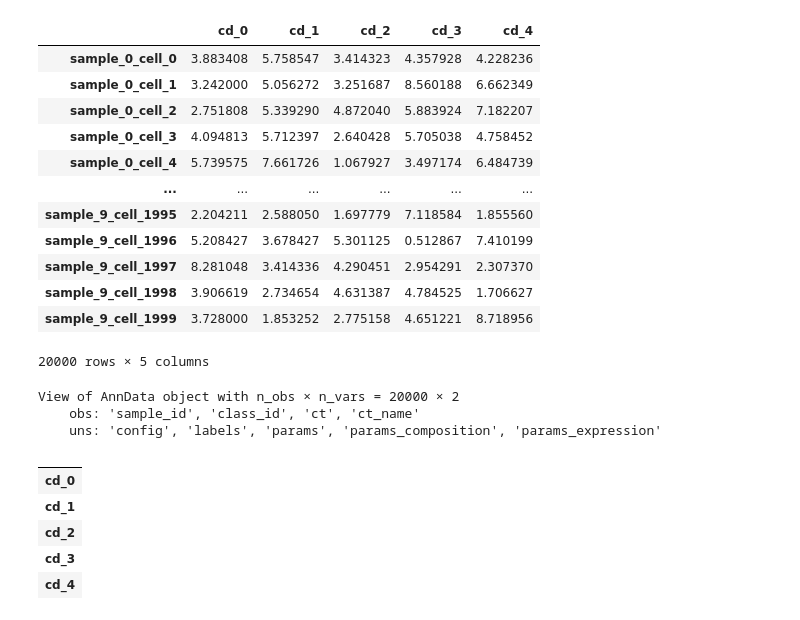
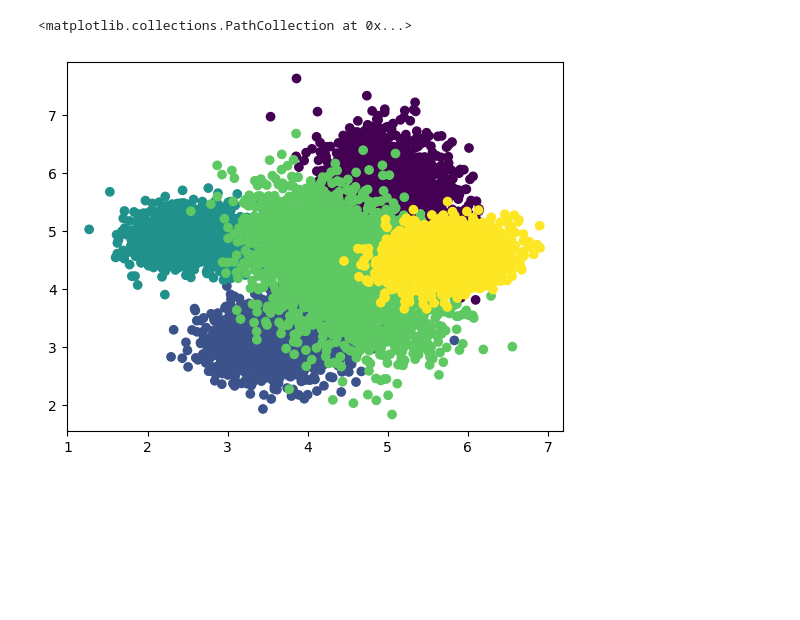
Before and after one commit to bckrlab/cytodatagen, a Jupyter notebook: notebooks/demo.ipynb, the cells around one changed output. Saved outputs shown, nothing was run; the diff lists cells and outputs as text; code cells hidden in the pictures; blank space fills up the shorter version.

```diff
--- a/notebooks/demo.ipynb
+++ b/notebooks/demo.ipynb
@@ -100,31 +24,8 @@ def plot_s(adata: ad.AnnData, *, x=None, y=None):
-# %%
-adatas[0].to_df()
-# %% [output]
-|  | cd_0 | cd_1 | cd_2 | cd_3 | cd_4 |
-| sample_0_cell_0 | 3.883408 | 5.758547 | 3.414323 | 4.357928 | 4.228236 |
-| sample_0_cell_1 | 3.242000 | 5.056272 | 3.251687 | 8.560188 | 6.662349 |
-| sample_0_cell_2 | 2.751808 | 5.339290 | 4.872040 | 5.883924 | 7.182207 |
-| sample_0_cell_3 | 4.094813 | 5.712397 | 2.640428 | 5.705038 | 4.758452 |
-| sample_0_cell_4 | 5.739575 | 7.661726 | 1.067927 | 3.497174 | 6.484739 |
-| ... | ... | ... | ... | ... | ... |
-| sample_9_cell_1995 | 2.204211 | 2.588050 | 1.697779 | 7.118584 | 1.855560 |
-| sample_9_cell_1996 | 5.208427 | 3.678427 | 5.301125 | 0.512867 | 7.410199 |
-| sample_9_cell_1997 | 8.281048 | 3.414336 | 4.290451 | 2.954291 | 2.307370 |
-| sample_9_cell_1998 | 3.906619 | 2.734654 | 4.631387 | 4.784525 | 1.706627 |
-| sample_9_cell_1999 | 3.728000 | 1.853252 | 2.775158 | 4.651221 | 8.718956 |
-20000 rows × 5 columns
-# %%
-adatas[0][:, ["cd_1", "cd_2"]]
-# %% [output]
-View of AnnData object with n_obs × n_vars = 20000 × 2
-    obs: 'sample_id', 'class_id', 'ct', 'ct_name'
-    uns: 'config', 'labels', 'params', 'params_composition', 'params_expression'
-# %%
-adatas[0].var
-# %% [output]
-|  |
-| cd_0 |
-| cd_1 |
-| cd_2 |
-| cd_3 |
-| cd_4 |
+# %%
+sample = cyto_adata[cyto_adata.obs["subject_id"] == 50]
+ct_labels = sample.obs["ct_id"]
+
+plt.scatter(sample.X[:, 1], sample.X[:, 0], c=ct_labels)
+# %% [output]
+<matplotlib.collections.PathCollection at 0x...>
+[figure, added]
```
Also changed, not shown: parts of 23 cells of this notebook, 16 other files.
